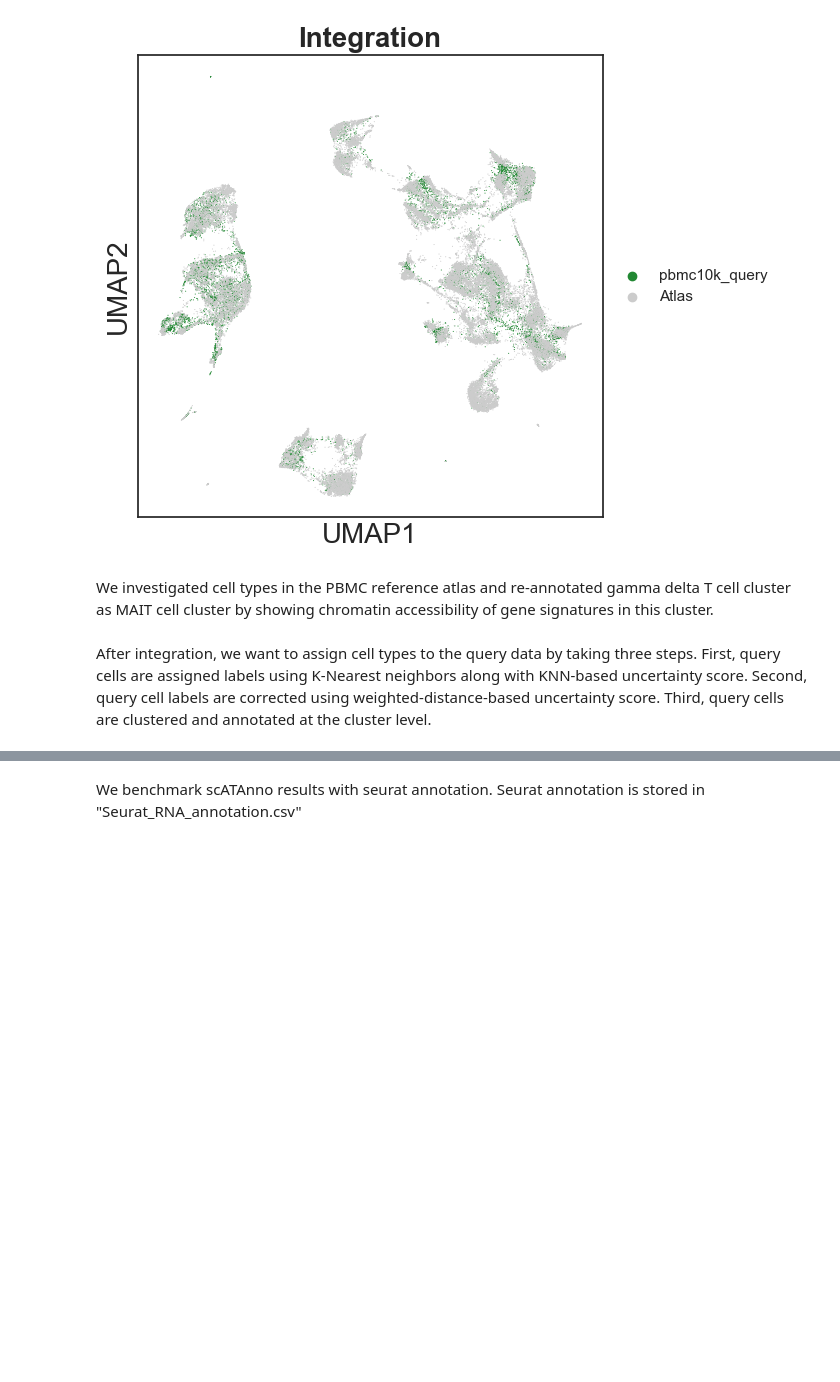
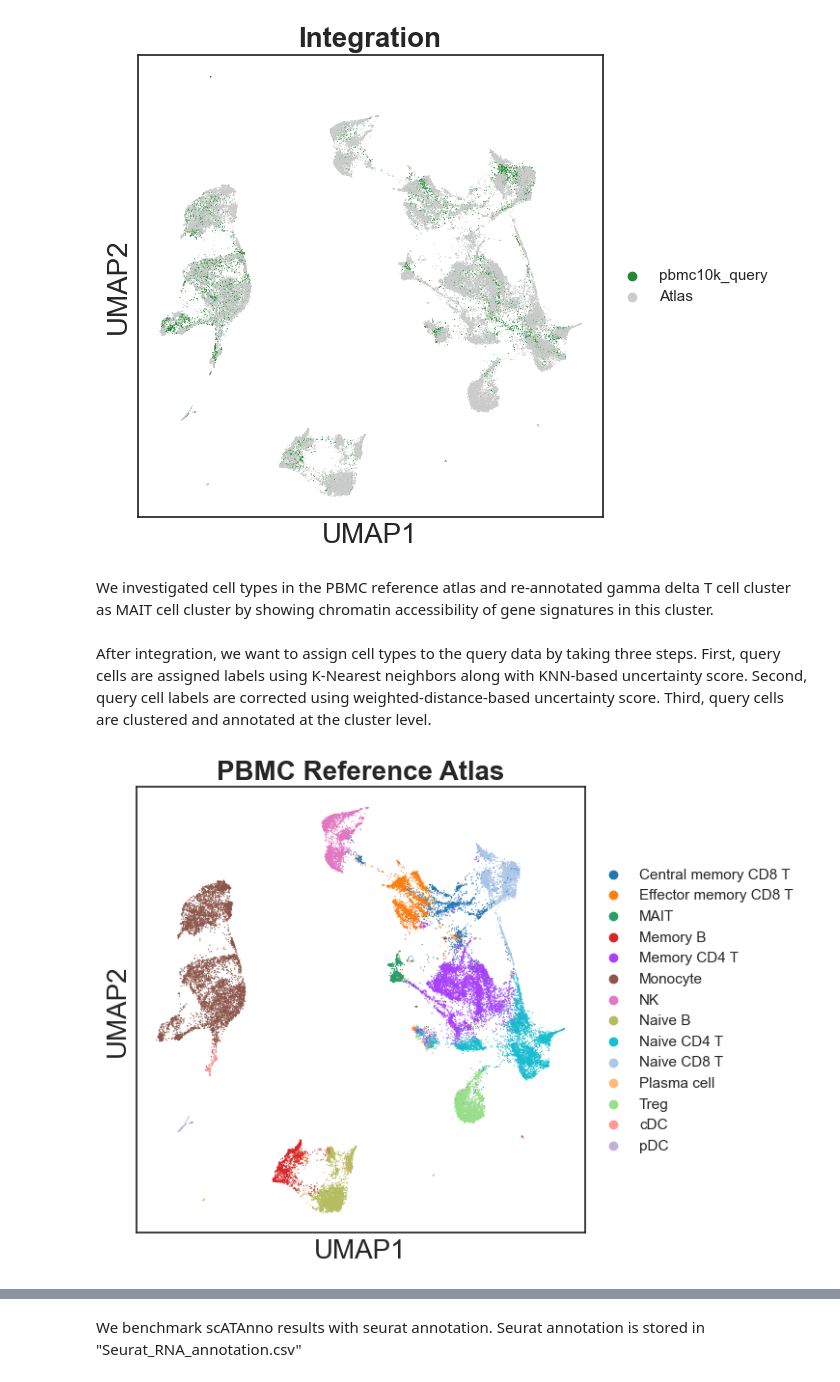
Before and after one commit to Yijia-Jiang/scATAnno-main, a Jupyter notebook: demo_PBMC10K_Multiome.ipynb, the cells around one changed output, grey strips where cells are left out. Drawn from its saved outputs; the diff is of its cells as text; code cells hidden in the pictures; blank space fills up the shorter version.

```diff
--- a/demo_PBMC10K_Multiome.ipynb
+++ b/demo_PBMC10K_Multiome.ipynb
@@ -48,15 +47,15 @@ Donwload palette file
 # %% [markdown]
 We load reference atlas data and query data. Reference atlas is stored as h5ad AnnData in the data directory; query data is imported from QuickATAC output.
 # %%
-os.chdir("scATAnno-main")
+os.chdir("/Users/francis/Desktop/scATAnno-main")
 
 output_name = "PBMC_10K_Multiome"
 out_dir = os.path.join("scATAnno-main/case_study", output_name)
 os.makedirs(out_dir, exist_ok=True)
 
-reference_data_path = "PBMC_reference_atlas_final.h5ad"
+reference_data_path = "scATAnno-main/data/Reference/PBMC_reference_atlas_final.h5ad"
 reference_data = scATAnno_preprocess.load_reference_data(reference_data_path)
-query_data = scATAnno_preprocess.import_query_data(path = 'PBMC10k_multiome_vPBMCatlas/scATAC/',
+query_data = scATAnno_preprocess.import_query_data(path = 'scATAnno-main/data/PBMC10k_multiome_vPBMCatlas/scATAC/',
                                     mtx_file = 'matrix.mtx.gz',
                                     cells_file = 'barcodes.tsv.gz',
                                     features_file = 'features.tsv.gz',
@@ -162,11 +161,13 @@ query_KNN = scATAnno_assignment.scATAnno_KNN_assign(reference, query, reference_
 # %%
 import pickle
 #with open(os.path.join(out_dir, 'reference_palette.pickle'), 'rb') as handle:
-with open(('reference_palette.pickle'), 'rb') as handle:
+with open(('scATAnno-main/reference_palette.pickle'), 'rb') as handle:
     celltype_palette = pickle.load(handle)
 
 scATAnno_plotting.defaultPlotting_umap()
 sc.pl.umap(reference, color="celltypes", palette = celltype_palette, title = "PBMC Reference Atlas")
+# %% [output]
+[figure, added]
 # %%
 # Perform weighted-distance based assignment
 query_distance = scATAnno_assignment.scATAnno_distance_assign(reference, query_KNN, reference_label_col=reference_label_col, distance_threshold=distance_threshold, atlas=atlas, uncertainty_threshold=uncertainty_threshold, use_rep = use_rep)
```
Also changed, not shown: parts of 16 cells of this notebook.
